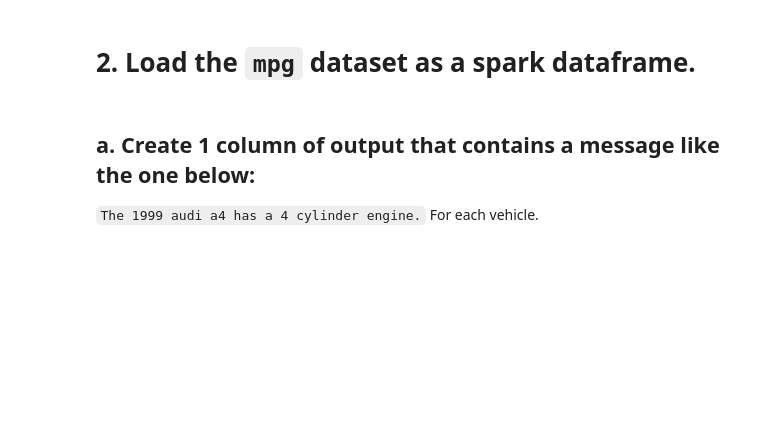
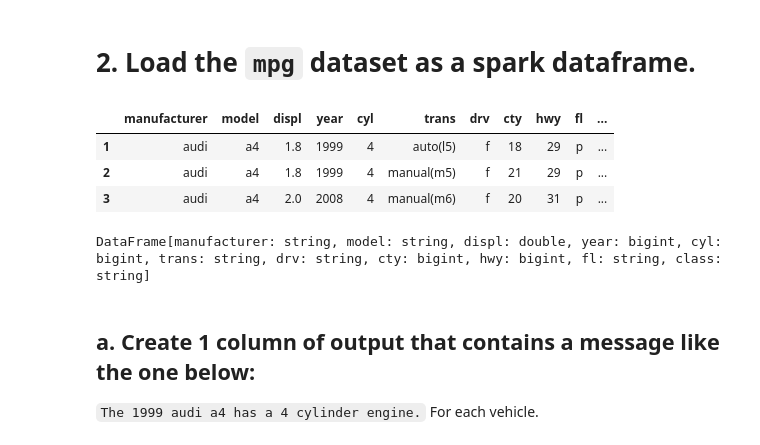
Before and after one commit to o0amandagomez0o/spark-exercises, a Jupyter notebook: spark101.ipynb, the cells around one changed output. Cells and saved outputs as stored; diff of their text form; code cells hidden in the pictures; blank space fills up the shorter version.

```diff
--- a/spark101.ipynb
+++ b/spark101.ipynb
@@ -19,5 +80,19 @@ from pyspark.sql.functions import when
 # %% [markdown]
 # 2. Load the `mpg` dataset as a spark dataframe.
+# %%
+mpg = data('mpg')
+# %%
+mpg.head(3)
+# %% [output]
+|  | manufacturer | model | displ | year | cyl | trans | drv | cty | hwy | fl | ... |
+| 1 | audi | a4 | 1.8 | 1999 | 4 | auto(l5) | f | 18 | 29 | p | ... |
+| 2 | audi | a4 | 1.8 | 1999 | 4 | manual(m5) | f | 21 | 29 | p | ... |
+| 3 | audi | a4 | 2.0 | 2008 | 4 | manual(m6) | f | 20 | 31 | p | ... |
+# %%
+smpg = spark.createDataFrame(mpg)
+smpg
+# %% [output]
+DataFrame[manufacturer: string, model: string, displ: double, year: bigint, cyl: bigint, trans: string, drv: string, cty: bigint, hwy: bigint, fl: string, class: string]
 # %% [markdown]
 ## a. Create 1 column of output that contains a message like the one below:
 `The 1999 audi a4 has a 4 cylinder engine.`
```
Also changed, not shown: parts of 69 cells of this notebook, 1 other file.
